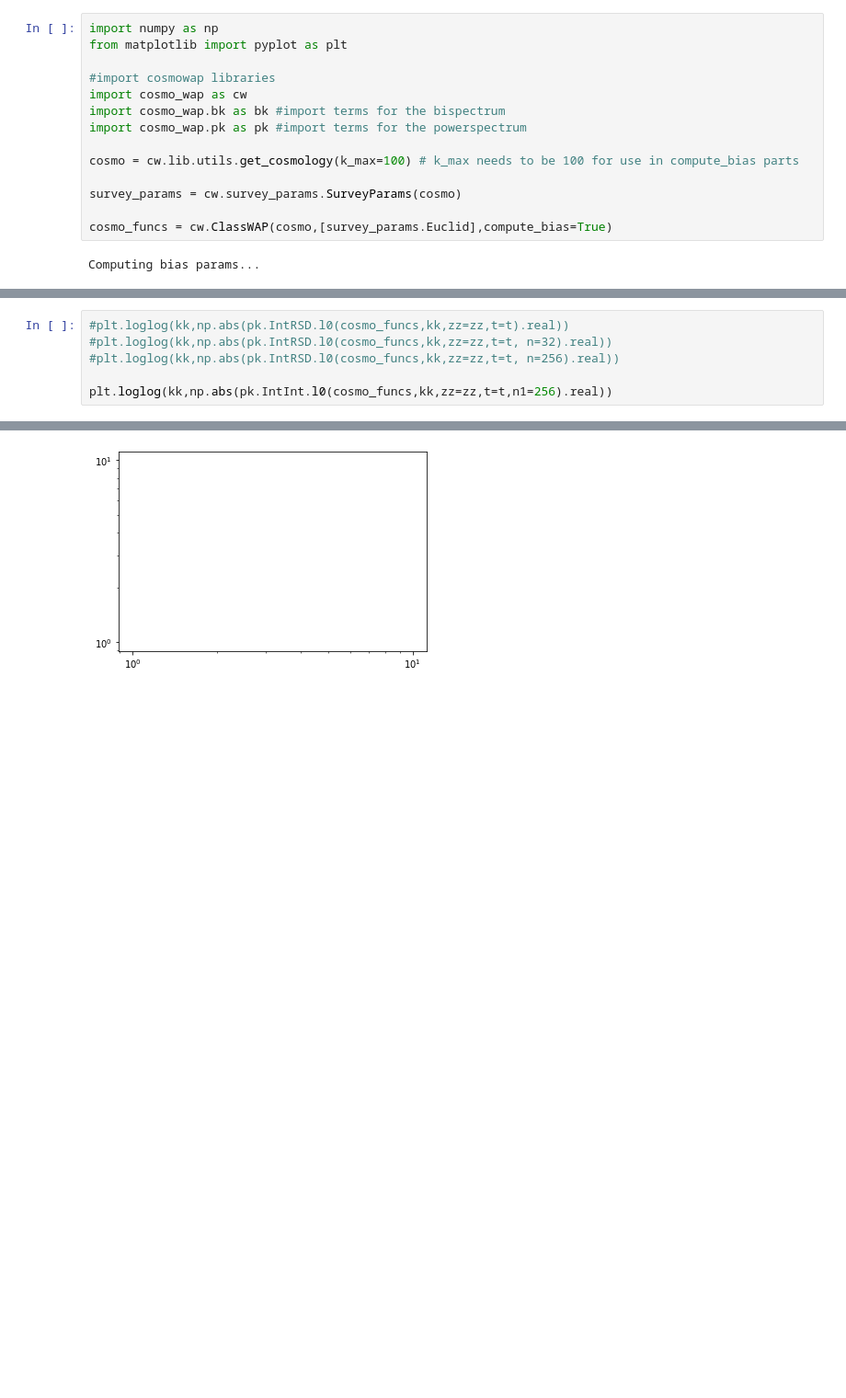
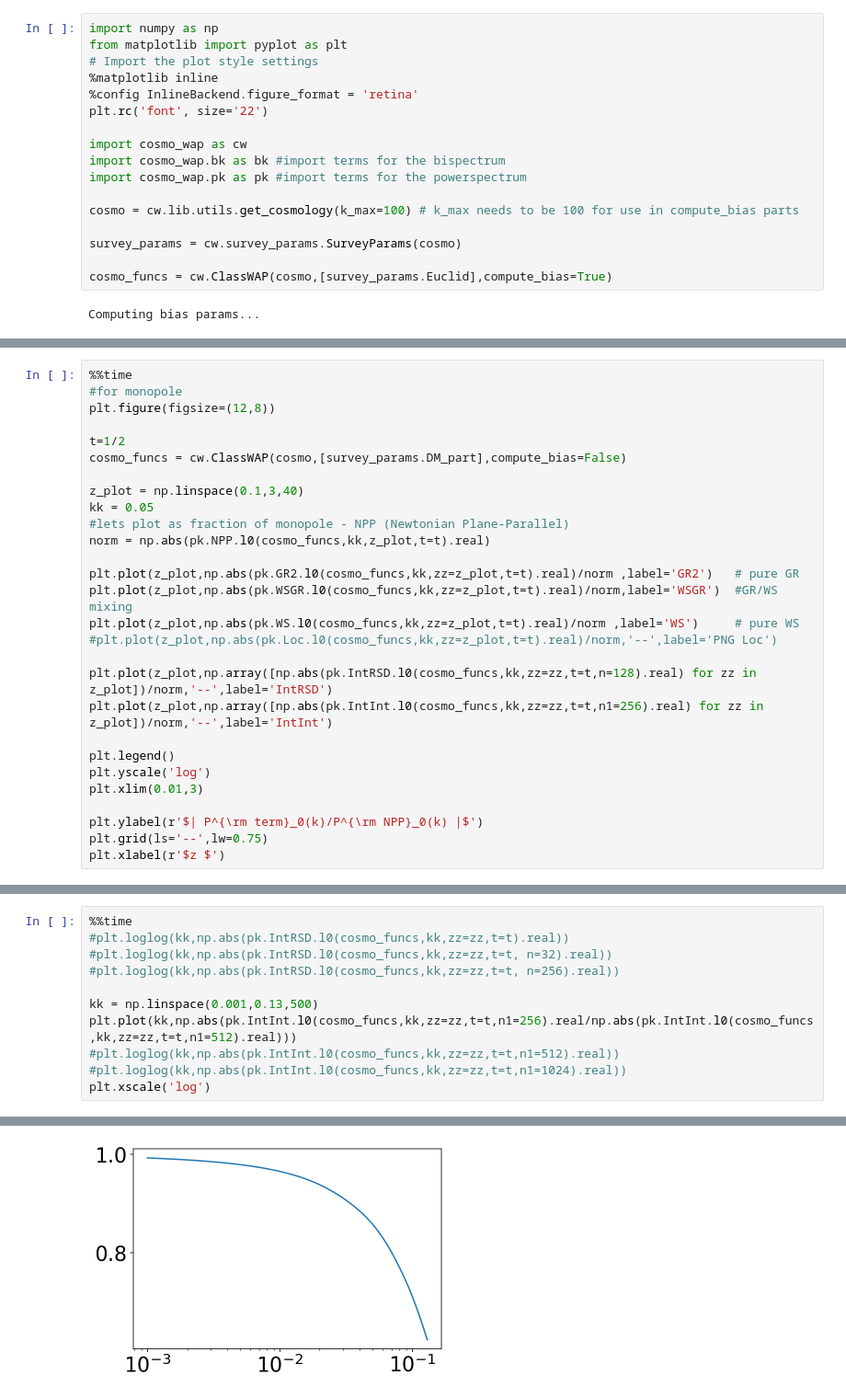
Before and after one commit to craddis1/CosmoWAP, a Jupyter notebook: notebooks/pk_integrated.ipynb, the cells around one changed output, grey strips where cells are left out. Shown: that part at 92% size. Cells and saved outputs as stored; diff of their text form; blank space fills up the shorter version.

Commit message:
update survey

```diff
--- a/notebooks/pk_integrated.ipynb
+++ b/notebooks/pk_integrated.ipynb
@@ -1,8 +1,11 @@
 # %%
 import numpy as np
 from matplotlib import pyplot as plt
+# Import the plot style settings
+%matplotlib inline
+%config InlineBackend.figure_format = 'retina'
+plt.rc('font', size='22')
 
-#import cosmowap libraries
 import cosmo_wap as cw
 import cosmo_wap.bk as bk #import terms for the bispectrum
 import cosmo_wap.pk as pk #import terms for the powerspectrum
@@ -50,0 +52,28 @@ array([nan, nan, nan, nan, nan, nan, nan, nan, nan, nan, nan, nan, nan,
+# %%
+%%time
+#for monopole
+plt.figure(figsize=(12,8))
+
+t=1/2
+cosmo_funcs = cw.ClassWAP(cosmo,[survey_params.DM_part],compute_bias=False)
+
+z_plot = np.linspace(0.1,3,40)
+kk = 0.05
+#lets plot as fraction of monopole - NPP (Newtonian Plane-Parallel)
+norm = np.abs(pk.NPP.l0(cosmo_funcs,kk,z_plot,t=t).real)
+
+plt.plot(z_plot,np.abs(pk.GR2.l0(cosmo_funcs,kk,zz=z_plot,t=t).real)/norm ,label='GR2')   # pure GR
+plt.plot(z_plot,np.abs(pk.WSGR.l0(cosmo_funcs,kk,zz=z_plot,t=t).real)/norm,label='WSGR')  #GR/WS mixing
+plt.plot(z_plot,np.abs(pk.WS.l0(cosmo_funcs,kk,zz=z_plot,t=t).real)/norm ,label='WS')     # pure WS
+#plt.plot(z_plot,np.abs(pk.Loc.l0(cosmo_funcs,kk,zz=z_plot,t=t).real)/norm,'--',label='PNG Loc')
+
+plt.plot(z_plot,np.array([np.abs(pk.IntRSD.l0(cosmo_funcs,kk,zz=zz,t=t,n=128).real) for zz in z_plot])/norm,'--',label='IntRSD')
+plt.plot(z_plot,np.array([np.abs(pk.IntInt.l0(cosmo_funcs,kk,zz=zz,t=t,n1=256).real) for zz in z_plot])/norm,'--',label='IntInt')
+
+plt.legend()
+plt.yscale('log')
+plt.xlim(0.01,3)
+
+plt.ylabel(r'$| P^{\rm term}_0(k)/P^{\rm NPP}_0(k) |$')
+plt.grid(ls='--',lw=0.75)
+plt.xlabel(r'$z $')
@@ -51,7 +85,12 @@ array([nan, nan, nan, nan, nan, nan, nan, nan, nan, nan, nan, nan, nan,
 # %%
+%%time
 #plt.loglog(kk,np.abs(pk.IntRSD.l0(cosmo_funcs,kk,zz=zz,t=t).real))
 #plt.loglog(kk,np.abs(pk.IntRSD.l0(cosmo_funcs,kk,zz=zz,t=t, n=32).real))
 #plt.loglog(kk,np.abs(pk.IntRSD.l0(cosmo_funcs,kk,zz=zz,t=t, n=256).real))
 
-plt.loglog(kk,np.abs(pk.IntInt.l0(cosmo_funcs,kk,zz=zz,t=t,n1=256).real))
+kk = np.linspace(0.001,0.13,500)
+plt.plot(kk,np.abs(pk.IntInt.l0(cosmo_funcs,kk,zz=zz,t=t,n1=256).real/np.abs(pk.IntInt.l0(cosmo_funcs,kk,zz=zz,t=t,n1=512).real)))
+#plt.loglog(kk,np.abs(pk.IntInt.l0(cosmo_funcs,kk,zz=zz,t=t,n1=512).real))
+#plt.loglog(kk,np.abs(pk.IntInt.l0(cosmo_funcs,kk,zz=zz,t=t,n1=1024).real))
+plt.xscale('log')
 # %% [output]
@@ -76 +99 @@ plt.loglog(kk,np.abs(pk.IntInt.l0(cosmo_funcs,kk,zz=zz,t=t,n1=256).real))
-[figure, old version]
+[figure, new version]
```
Also changed, not shown: parts of 12 cells of this notebook, 3 other files.
